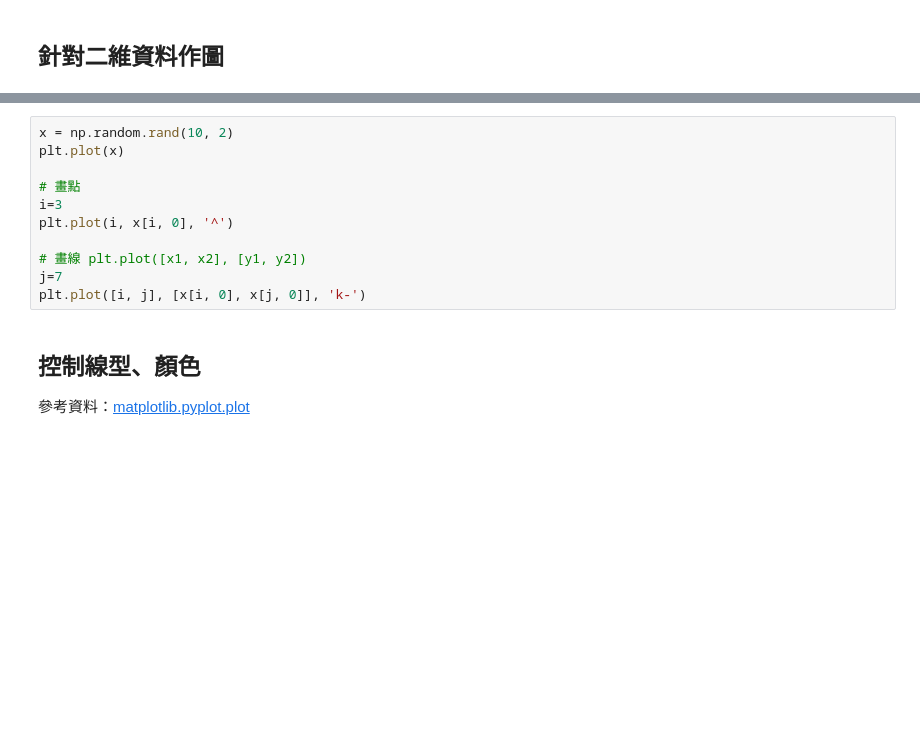
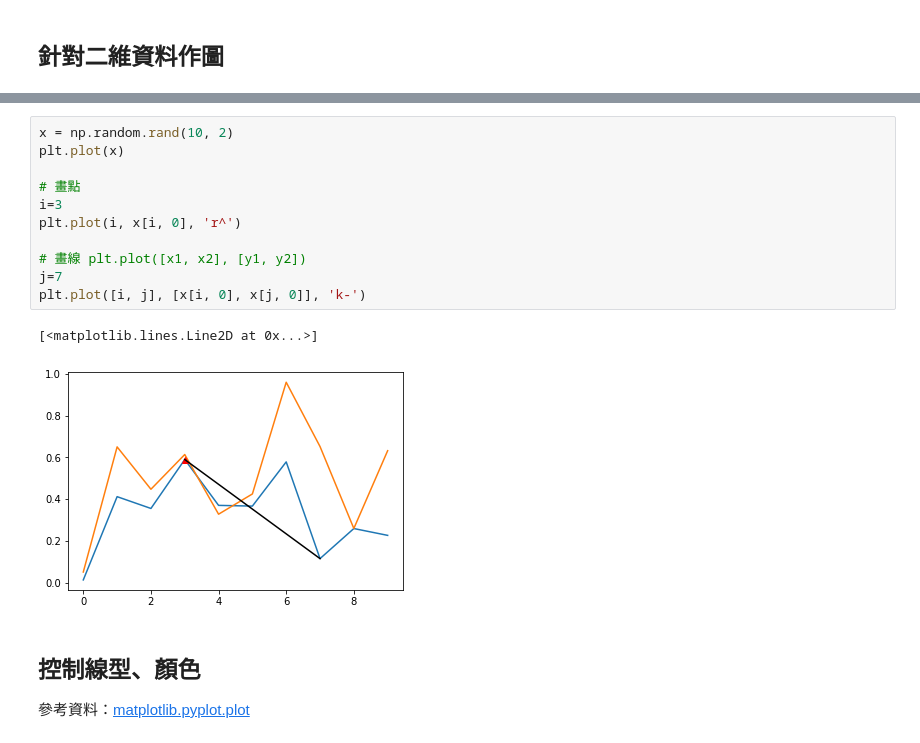
Before and after one commit to victorgau/KHPY20180820, a Jupyter notebook: 02. MatPlotLib 簡介.ipynb, the cells around one changed output, grey strips where cells are left out. Drawn from its saved outputs; the diff is of its cells as text; blank space fills up the shorter version.

```diff
--- a/02. MatPlotLib 簡介.ipynb
+++ b/02. MatPlotLib 簡介.ipynb
@@ -93,14 +120,17 @@ plt.plot(x)
 # %%
 x = np.random.rand(10, 2)
 plt.plot(x)
 
 # 畫點
 i=3
-plt.plot(i, x[i, 0], '^')
+plt.plot(i, x[i, 0], 'r^')
 
 # 畫線 plt.plot([x1, x2], [y1, y2])
 j=7
 plt.plot([i, j], [x[i, 0], x[j, 0]], 'k-')
+# %% [output]
+[<matplotlib.lines.Line2D at 0x...>]
+[figure, added]
 # %% [markdown]
 ## 控制線型、顏色
 
```
Also changed, not shown: parts of 26 cells of this notebook, 2 other files.
